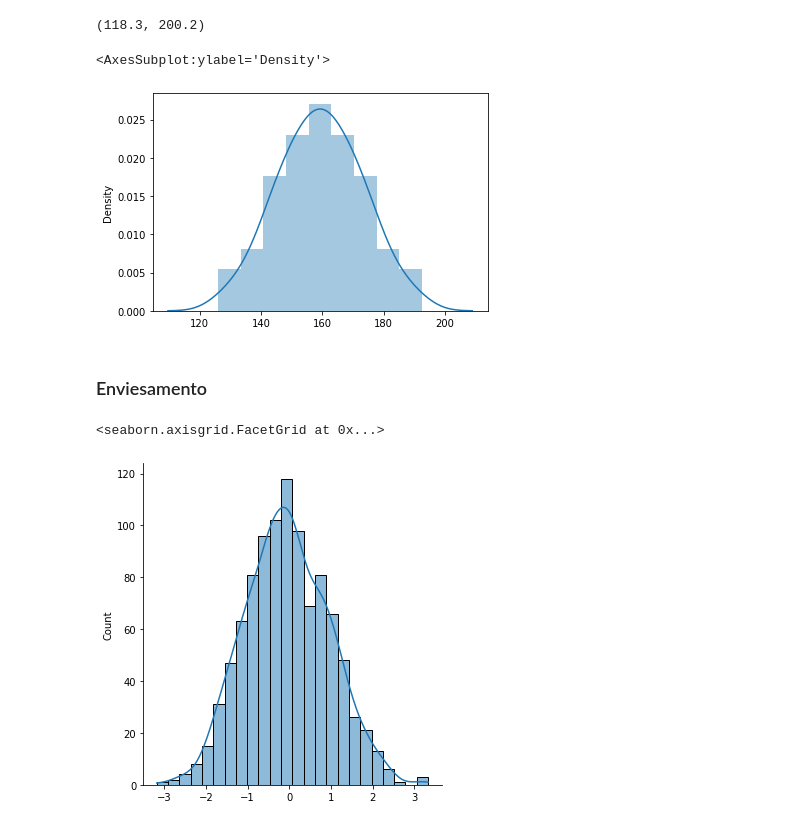
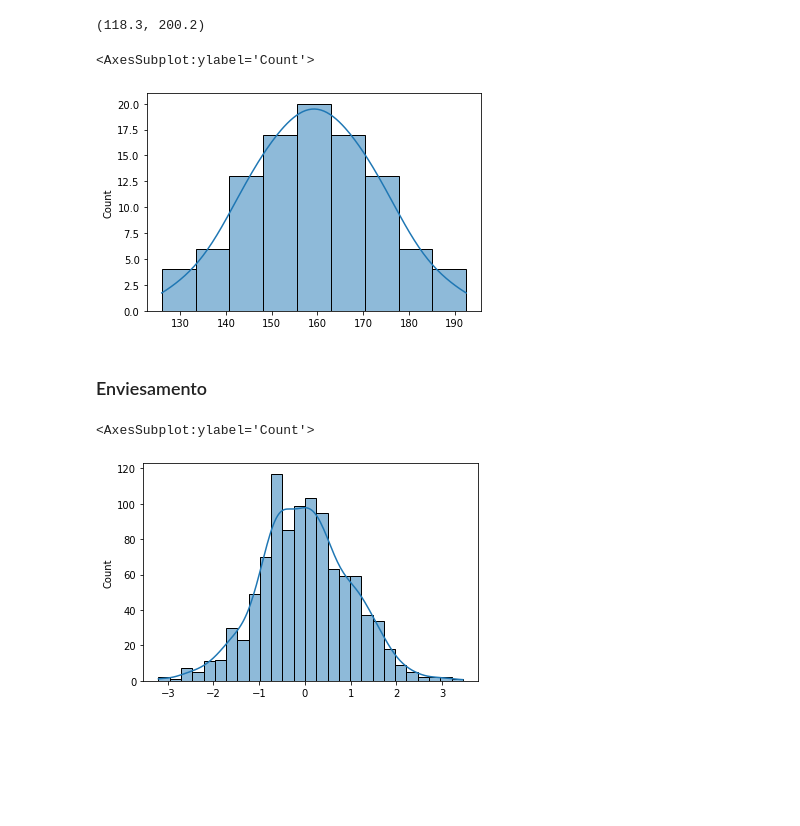
Before and after one commit to AlissonRaphael/statistics_for_data_science_and_machine_learning, a Jupyter notebook: 6_distribuicoes_estatisticas/distribuicao_normal.ipynb, the cells around one changed output. Cells and saved outputs as stored; diff of their text form; code cells hidden in the pictures; blank space fills up the shorter version.

Commit message:
update and refact normal distribution

```diff
--- a/6_distribuicoes_estatisticas/distribuicao_normal.ipynb
+++ b/6_distribuicoes_estatisticas/distribuicao_normal.ipynb
@@ -89,10 +90,10 @@ dados.mean() - 3*np.std(dados), dados.mean() + 3*np.std(dados)
 # %% [output]
 (118.3, 200.2)
 # %%
-sns.distplot(dados)
+sns.histplot(dados, kde=True)
 # %% [output]
-<AxesSubplot:ylabel='Density'>
+<AxesSubplot:ylabel='Count'>
-[figure, old version]
+[figure, new version]
 # %% [markdown]
 ### Enviesamento
 # %%
@@ -100,10 +101,10 @@ from scipy.stats import skewnorm
 # %%
 dados_normal = skewnorm.rvs(a=0, size=1000)
 # %%
-sns.displot(dados_normal, kde=True)
+sns.histplot(dados_normal, kde=True)
 # %% [output]
-<seaborn.axisgrid.FacetGrid at 0x...>
+<AxesSubplot:ylabel='Count'>
-[figure, old version]
+[figure, new version]
 # %%
 dados_normal.mean(), np.median(dados_normal), stats.mode(dados_normal)
 # %% [output]
```
Also changed, not shown: parts of 6 cells of this notebook.
